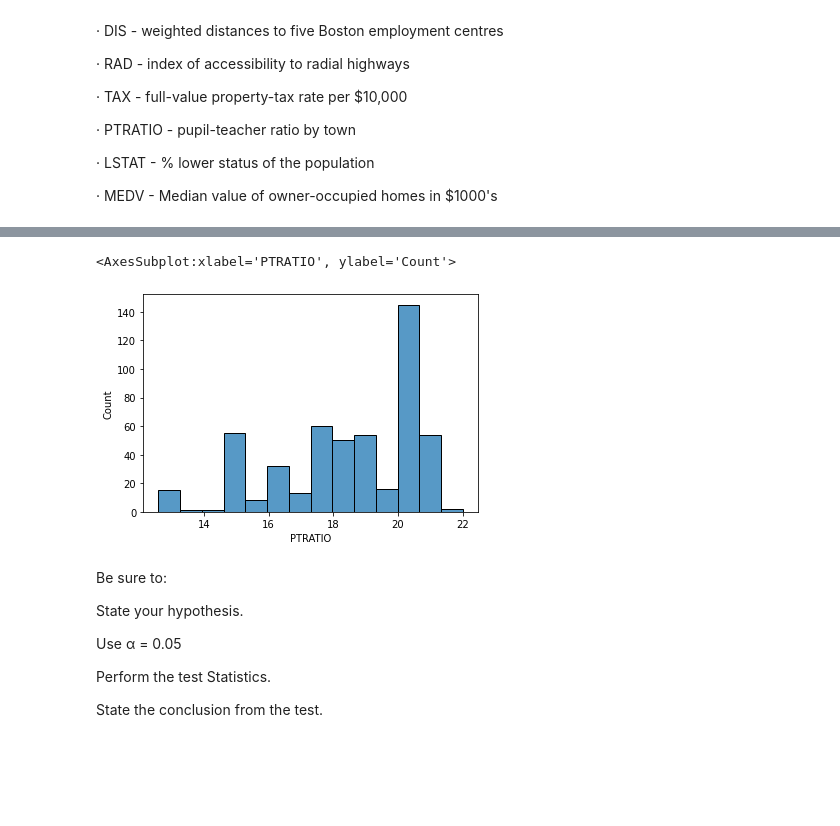
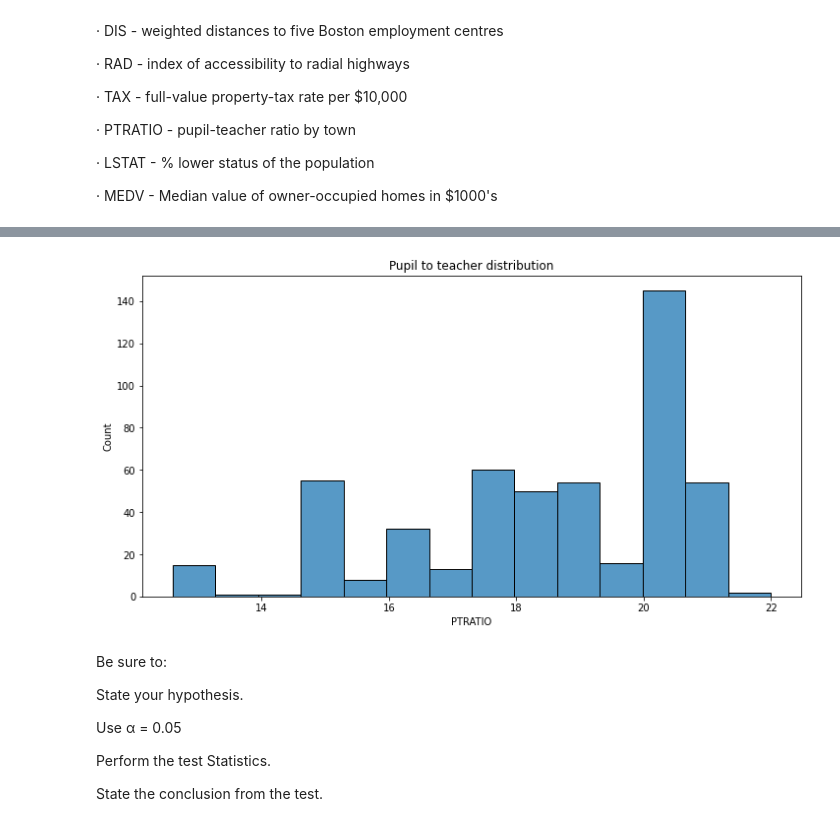
Before and after one commit to pawba/DSIBM, a Jupyter notebook: Peer-Graded-Assignment-jupyterlite-v2.ipynb, the cells around one changed output, grey strips where cells are left out. Saved outputs shown, nothing was run; the diff lists cells and outputs as text; code cells hidden in the pictures; blank space fills up the shorter version.

```diff
--- a/Peer-Graded-Assignment-jupyterlite-v2.ipynb
+++ b/Peer-Graded-Assignment-jupyterlite-v2.ipynb
@@ -77,9 +119,11 @@ sns.scatterplot(data=boston_df, x='NOX', y='INDUS')
 # %%
 #Create a histogram for the pupil to teacher ratio variable
+plt.figure(figsize=(12,6))
 sns.histplot(data=boston_df, x='PTRATIO')
+plt.title("Pupil to teacher distribution")
+plt.show()
 # %% [output]
-<AxesSubplot:xlabel='PTRATIO', ylabel='Count'>
-[figure, old version]
+[figure, new version]
 # %% [markdown]
 Be sure to:
 
```
Also changed, not shown: parts of 10 cells of this notebook.
